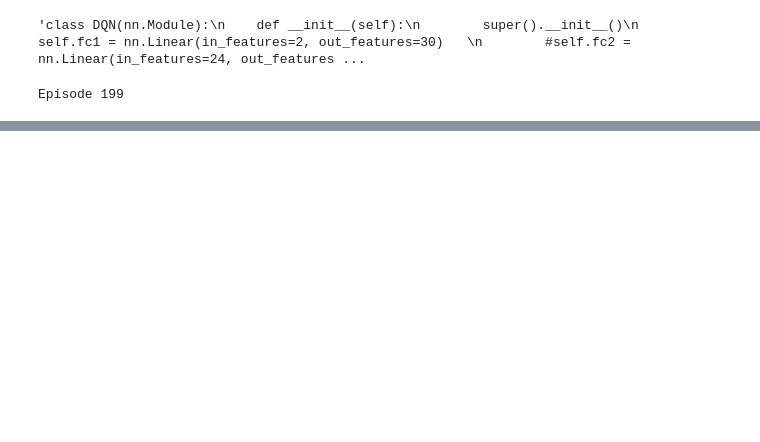
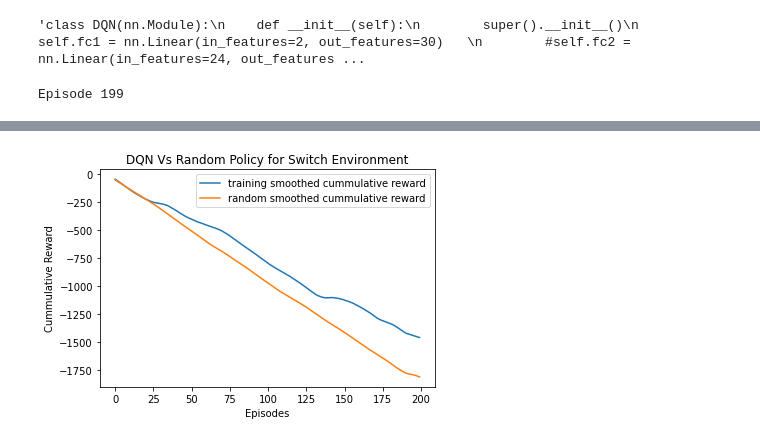
Before and after one commit to apof/Multi-Agent-RL, a Jupyter notebook: DQN_Switch_n_Gym.ipynb, the cells around one changed output, grey strips where cells are left out. Cells and saved outputs as stored; diff of their text form; code cells hidden in the pictures; blank space fills up the shorter version.

```diff
--- a/DQN_Switch_n_Gym.ipynb
+++ b/DQN_Switch_n_Gym.ipynb
@@ -478,0 +511,29 @@ plt.show()
+# %%
+## compute smoothed reward (moving average of the cummulative reward)
+training_smoothed_cummulative_reward = []
+window = 10
+start = 0
+end = window
+for i in range(len(cum_reward)):
+  training_smoothed_cummulative_reward.append(np.mean(np.array(cum_reward[start:end])))
+  start += 1
+  end += 1
+
+random_smoothed_cummulative_reward = []
+window = 10
+start = 0
+end = window
+for i in range(len(cum_random_reward)):
+  random_smoothed_cummulative_reward.append(np.mean(np.array(cum_random_reward[start:end])))
+  start += 1
+  end += 1
+# %%
+train_plot=plt.plot(episode_list,training_smoothed_cummulative_reward,label="training smoothed cummulative reward")
+random_policy=plt.plot(episodes_list,random_smoothed_cummulative_reward,label="random smoothed cummulative reward")
+plt.legend()
+plt.title("DQN Vs Random Policy for Switch Environment")
+plt.xlabel("Episodes")
+plt.ylabel("Cummulative Reward")
+plt.show()
+# %% [output]
+[figure, added]
```
Also changed, not shown: parts of 5 cells of this notebook.
